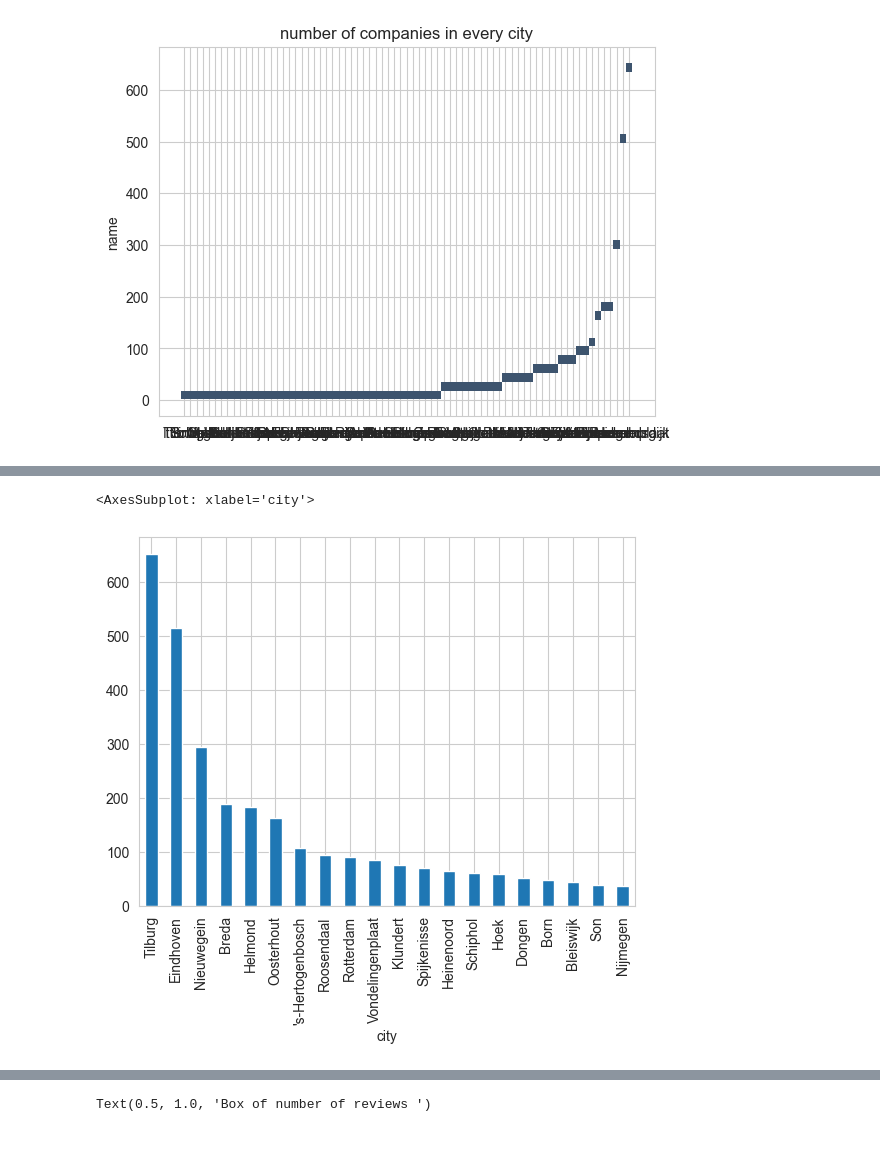
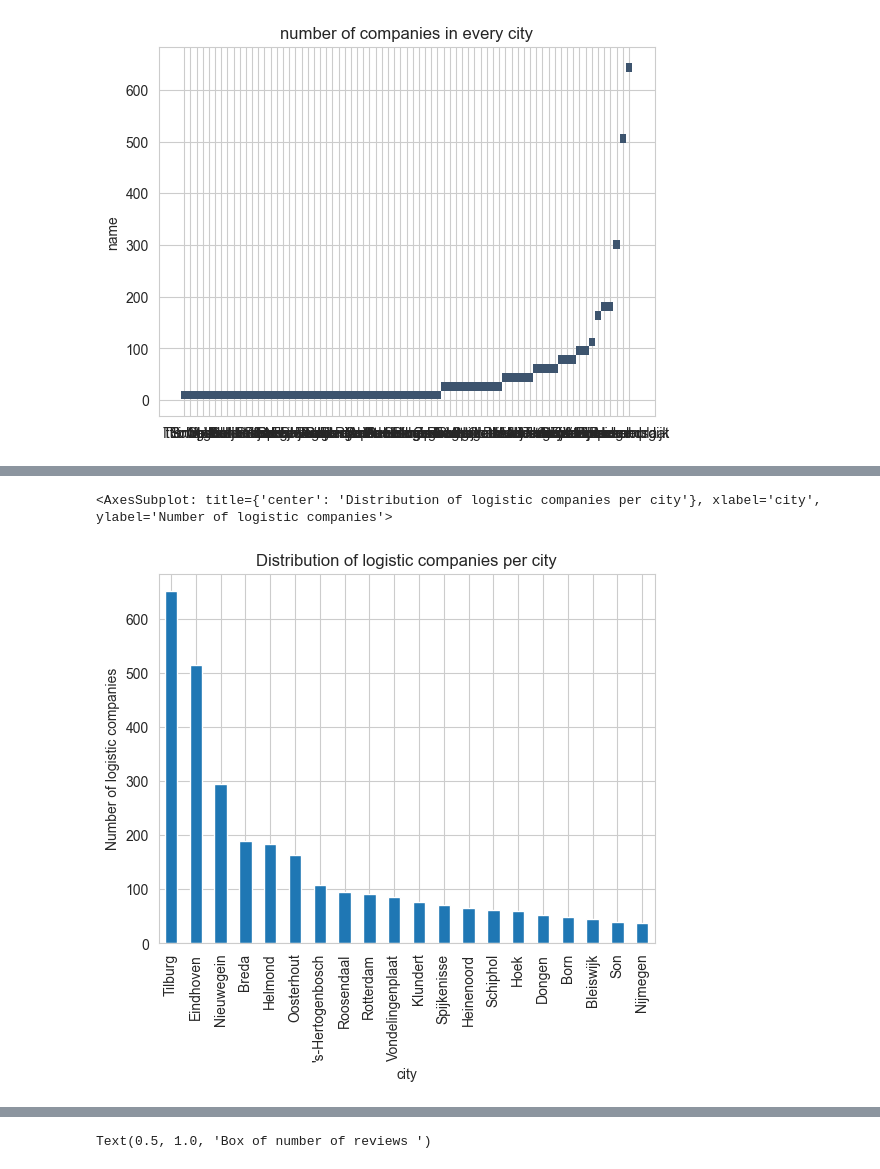
Before and after one commit to GSSaac/TOMlogistics, a Jupyter notebook: dz_WP1.5_Plots.ipynb, the cells around one changed output, grey strips where cells are left out. Saved outputs shown, nothing was run; the diff lists cells and outputs as text; code cells hidden in the pictures; blank space fills up the shorter version.

Commit message:
There have been some changes!Some plots are added!

```diff
--- a/dz_WP1.5_Plots.ipynb
+++ b/dz_WP1.5_Plots.ipynb
@@ -59,15 +87,15 @@ Text(0.5, 1.0, 'number of companies in every city')
 # %%
 # the first 20 cities with the most companies vs number of companies for each city
 
 logistics_by_City=df.groupby('city')['name'].size()
 
 ##len(cities)
 top_20_cities=logistics_by_City.sort_values(ascending=False).head(n=20)
 #top_20_cities.to_csv('data/top_20_cities.csv')
 
-top_20_cities.plot(kind='bar')
+top_20_cities.plot(kind='bar',ylabel='Number of logistic companies',title='Distribution of logistic companies per city')
 # %% [output]
-<AxesSubplot: xlabel='city'>
+<AxesSubplot: title={'center': 'Distribution of logistic companies per city'}, xlabel='city', ylabel='Number of logistic companies'>
-[figure, old version]
+[figure, new version]
 # %%
 #2) scatter plot for number of reviews per company vs average of stars
```
Also changed, not shown: parts of 7 cells of this notebook.
